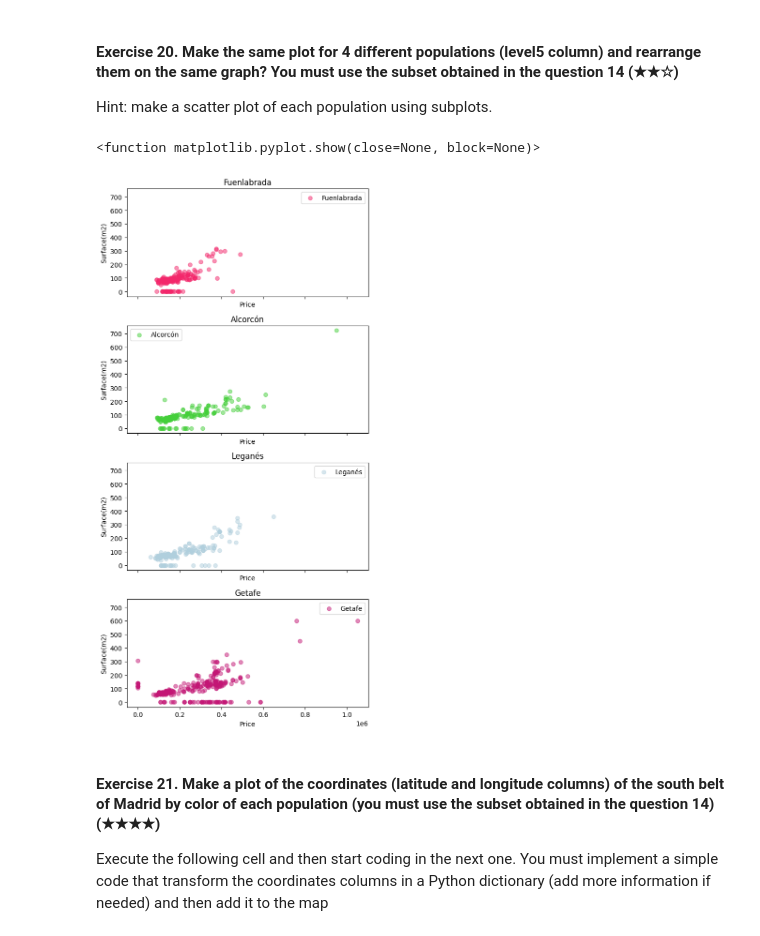
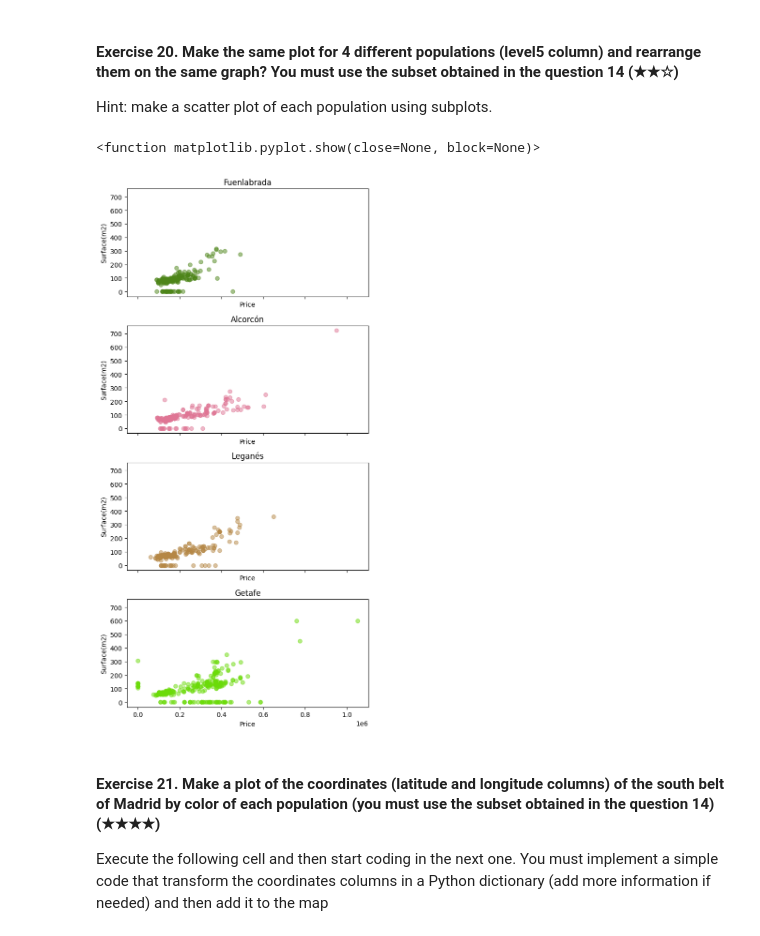
Before and after one commit to Valaery/realestate-datacleanup-exercise, a Jupyter notebook: project.ipynb, the cells around one changed output. Drawn from its saved outputs; the diff is of its cells as text; code cells hidden in the pictures.

```diff
--- a/project.ipynb
+++ b/project.ipynb
@@ -396,7 +396,7 @@ fig, axs = plt.subplots(num_populations, 1, figsize=(10, 4 * num_populations), s
 for i, population in enumerate(populations):
     subset = ds_southbelt_copy[ds_southbelt_copy['level5'] == population]
     axs[i].hist(subset['normalized_prices'], bins=30, alpha=0.75, color=np.random.rand(3,))
-    axs[i].set_title(f'Population {population}')
+    axs[i].set_title(f'{population}')
     axs[i].set_xlabel('Normalized Prices')
     axs[i].set_ylabel('Frequency')
 # %% [output]
@@ -440,28 +440,27 @@ Hint: make a scatter plot of each population using subplots.
 # %%
 import pandas as pd
 import numpy as np
 import matplotlib.pyplot as plt
 
 populations = ds_southbelt_copy['level5'].unique()
 num_populations = len(populations)
 
 fig, axes = plt.subplots(num_populations, 1, figsize=(6, 3 * num_populations), sharex=True, sharey=True)
 
 
 for i, population in enumerate(populations):
     subset = ds_southbelt_copy[ds_southbelt_copy['level5'] == population]
     ax = axes[i] if num_populations > 1 else axes
     ax.scatter(subset['price'], subset['surface'], alpha = 0.5, label = population, color=np.random.rand(3,))
     ax.set_title(f'{population}')
     ax.set_xlabel('Price')
     ax.set_ylabel('Surface(m2)')
-    ax.legend()
 
 plt.tight_layout()
 plt.show
 # %% [output]
 <function matplotlib.pyplot.show(close=None, block=None)>
-[figure, old version]
+[figure, new version]
 # %% [markdown]
 #### Exercise 21. Make a plot of the coordinates (latitude and longitude columns) of the south belt of Madrid by color of each population (you must use the subset obtained in the question 14) (★★★★)
 
```
Also changed, not shown: parts of 6 cells of this notebook.
